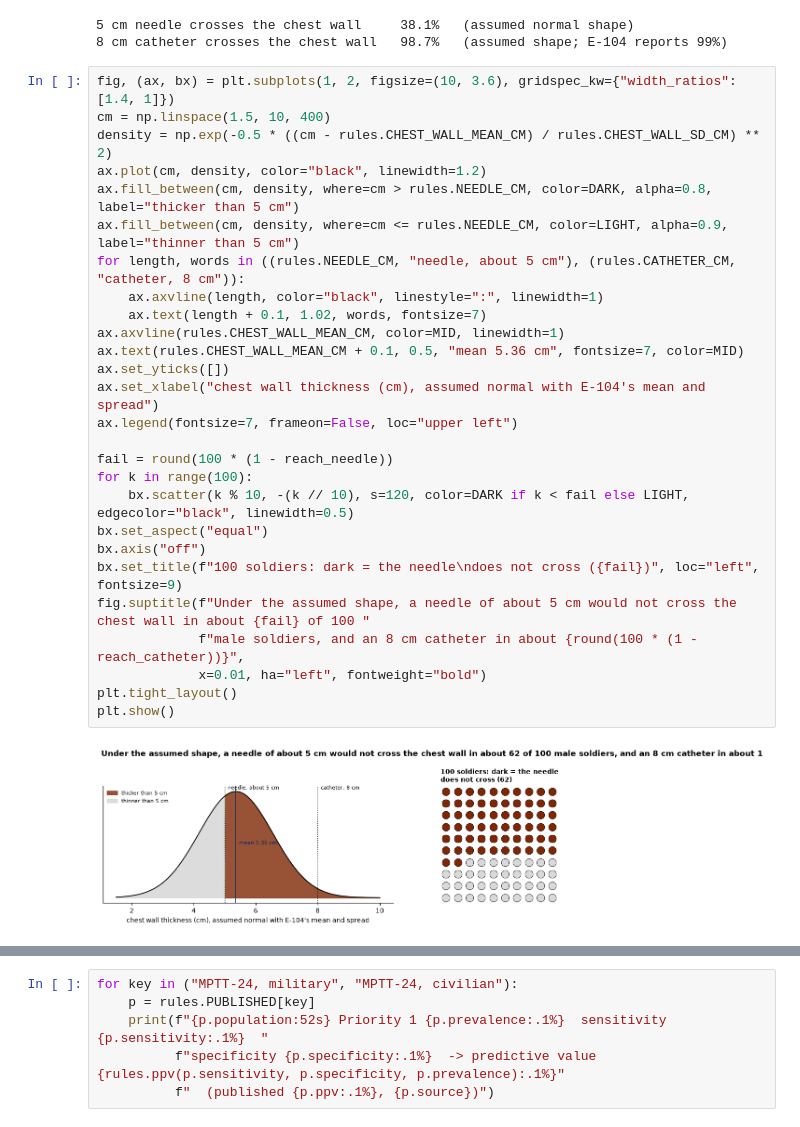
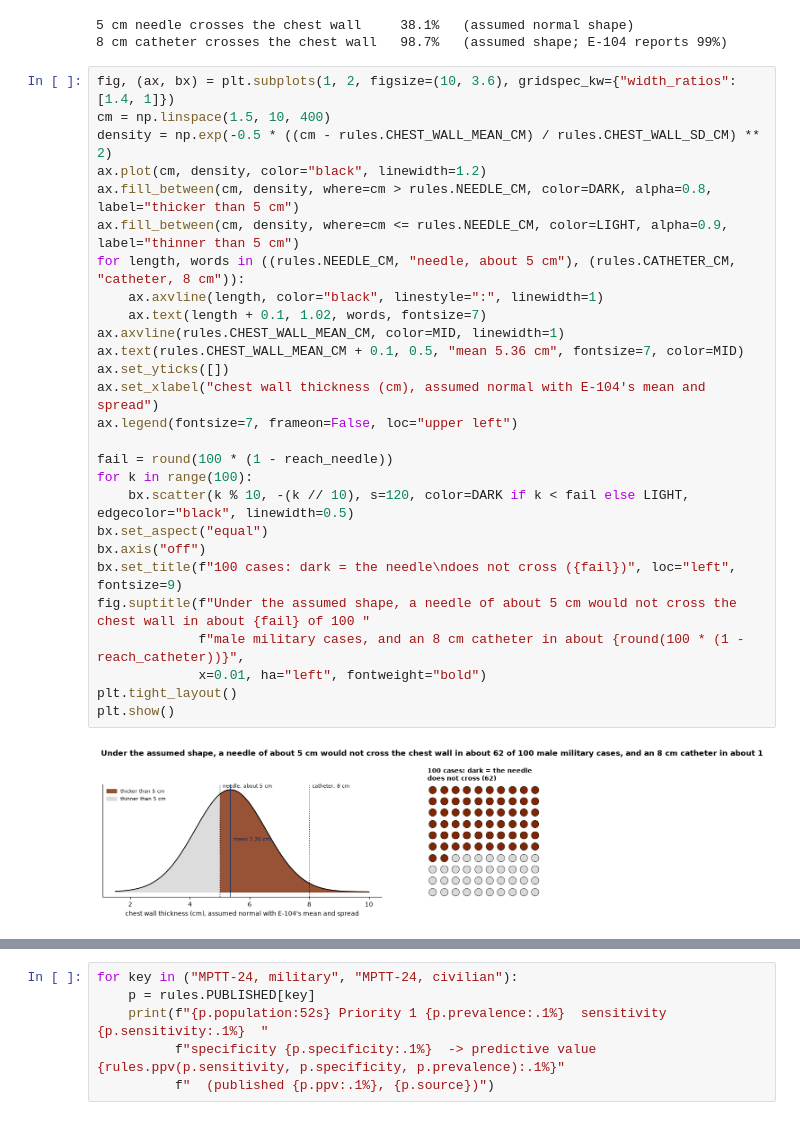
Before and after one commit to RossTylr/inference-labs, a Jupyter notebook: notebooks/01_rules.ipynb, the cells around one changed output, grey strips where cells are left out. Drawn from its saved outputs; the diff is of its cells as text.

```diff
--- a/notebooks/01_rules.ipynb
+++ b/notebooks/01_rules.ipynb
@@ -480,30 +480,30 @@ print(f"8 cm catheter crosses the chest wall   {reach_catheter:.1%}   (assumed s
 # %%
 fig, (ax, bx) = plt.subplots(1, 2, figsize=(10, 3.6), gridspec_kw={"width_ratios": [1.4, 1]})
 cm = np.linspace(1.5, 10, 400)
 density = np.exp(-0.5 * ((cm - rules.CHEST_WALL_MEAN_CM) / rules.CHEST_WALL_SD_CM) ** 2)
 ax.plot(cm, density, color="black", linewidth=1.2)
 ax.fill_between(cm, density, where=cm > rules.NEEDLE_CM, color=DARK, alpha=0.8, label="thicker than 5 cm")
 ax.fill_between(cm, density, where=cm <= rules.NEEDLE_CM, color=LIGHT, alpha=0.9, label="thinner than 5 cm")
 for length, words in ((rules.NEEDLE_CM, "needle, about 5 cm"), (rules.CATHETER_CM, "catheter, 8 cm")):
     ax.axvline(length, color="black", linestyle=":", linewidth=1)
     ax.text(length + 0.1, 1.02, words, fontsize=7)
 ax.axvline(rules.CHEST_WALL_MEAN_CM, color=MID, linewidth=1)
 ax.text(rules.CHEST_WALL_MEAN_CM + 0.1, 0.5, "mean 5.36 cm", fontsize=7, color=MID)
 ax.set_yticks([])
 ax.set_xlabel("chest wall thickness (cm), assumed normal with E-104's mean and spread")
 ax.legend(fontsize=7, frameon=False, loc="upper left")
 
 fail = round(100 * (1 - reach_needle))
 for k in range(100):
     bx.scatter(k % 10, -(k // 10), s=120, color=DARK if k < fail else LIGHT, edgecolor="black", linewidth=0.5)
 bx.set_aspect("equal")
 bx.axis("off")
-bx.set_title(f"100 soldiers: dark = the needle\ndoes not cross ({fail})", loc="left", fontsize=9)
+bx.set_title(f"100 cases: dark = the needle\ndoes not cross ({fail})", loc="left", fontsize=9)
 fig.suptitle(f"Under the assumed shape, a needle of about 5 cm would not cross the chest wall in about {fail} of 100 "
-             f"male soldiers, and an 8 cm catheter in about {round(100 * (1 - reach_catheter))}",
+             f"male military cases, and an 8 cm catheter in about {round(100 * (1 - reach_catheter))}",
              x=0.01, ha="left", fontweight="bold")
 plt.tight_layout()
 plt.show()
 # %% [output]
-[figure, old version]
+[figure, new version]
 # %% [markdown]
```
Also changed, not shown: parts of 11 cells of this notebook, 5 other files.
